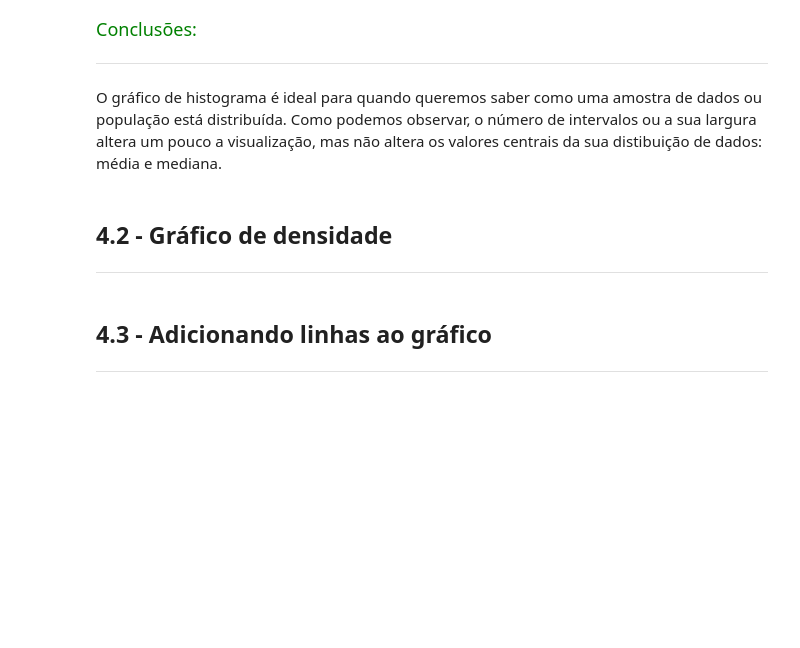
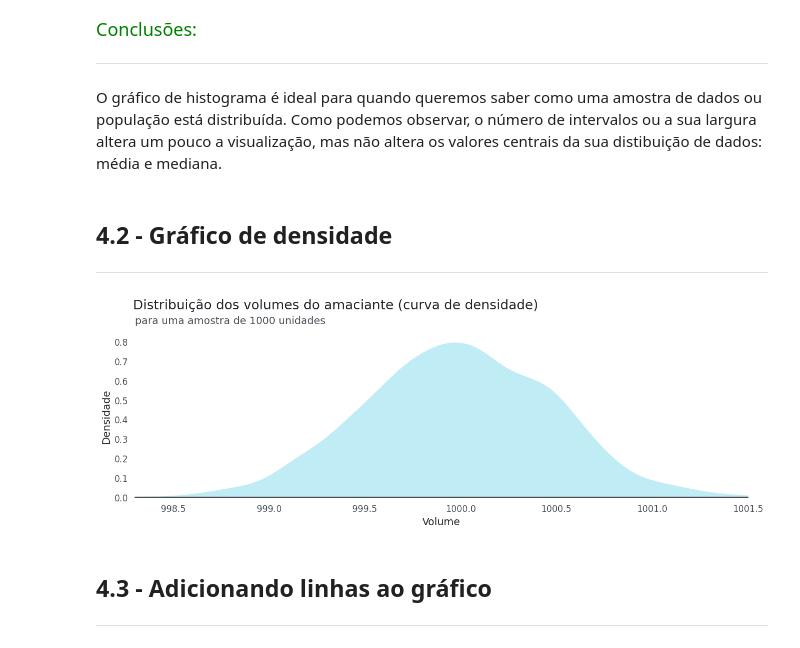
Before and after one commit to lukaswyllis/formacao-avancando-em-data-science-com-python, a Jupyter notebook: Curso 2 - Data Visualization - Gráficos de comparação e distribuição.ipynb, the cells around one changed output. Saved outputs shown, nothing was run; the diff lists cells and outputs as text; code cells hidden in the pictures; blank space fills up the shorter version.

```diff
--- a/Curso 2 - Data Visualization - Gráficos de comparação e distribuição.ipynb
+++ b/Curso 2 - Data Visualization - Gráficos de comparação e distribuição.ipynb
@@ -932,31 +951,33 @@ O gráfico de histograma é ideal para quando queremos saber como uma amostra de
 # %%
 # Gerando a função que desenha a Densidade
 
 def grafico_densidade():
   # Importando as bibliotecas
   import matplotlib.pyplot as plt
   import seaborn as sns
 
   # Área do gráfico e tema da visualização
   fig, ax = plt.subplots(figsize=(15,4))
   sns.set_theme(style="white")
 
   # Gerando a curva de densidade
-  ...
+  ax = sns.kdeplot(data = vol_amaciante, x = "Volume", color = AZUL3, lw = 0, fill = True)
 
-  # # Personalizando o gráfico
+  # Personalizando o gráfico
   plt.suptitle('Distribuição dos volumes do amaciante (curva de densidade)', size=18, color=CINZA1, ha = 'right', x = 0.635, y = 1.05)
   plt.title('para uma amostra de 1000 unidades', fontsize=14, color=CINZA2, pad = 15, loc = "left")
   ax.set_xlabel('Volume', fontsize = 14)
   ax.set_ylabel('Densidade', fontsize = 14)
   ax.xaxis.set_tick_params(labelsize=12, labelcolor = CINZA2)
   ax.yaxis.set_tick_params(labelsize=12, labelcolor = CINZA2)
   ax.set_xlim(vol_amaciante.Volume.min(), vol_amaciante.Volume.max())
-  sns.despine(left = True, top = True)
+  sns.despine(left = True)
 
   return ax
 
 ax = grafico_densidade()
+# %% [output]
+[figure, added]
 # %% [markdown]
 ## **4.3 - Adicionando linhas ao gráfico**
 
```
Also changed, not shown: parts of 6 cells of this notebook.
